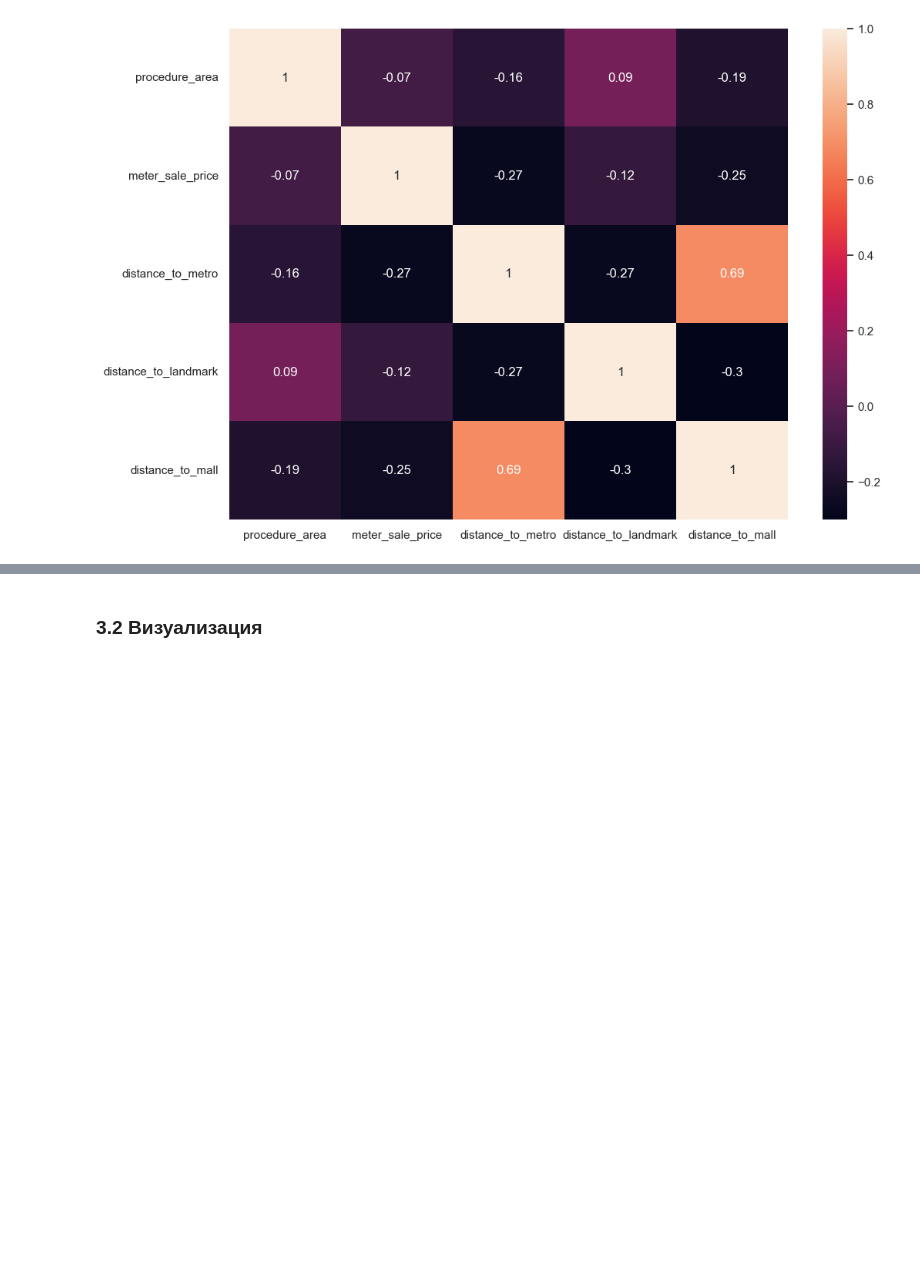
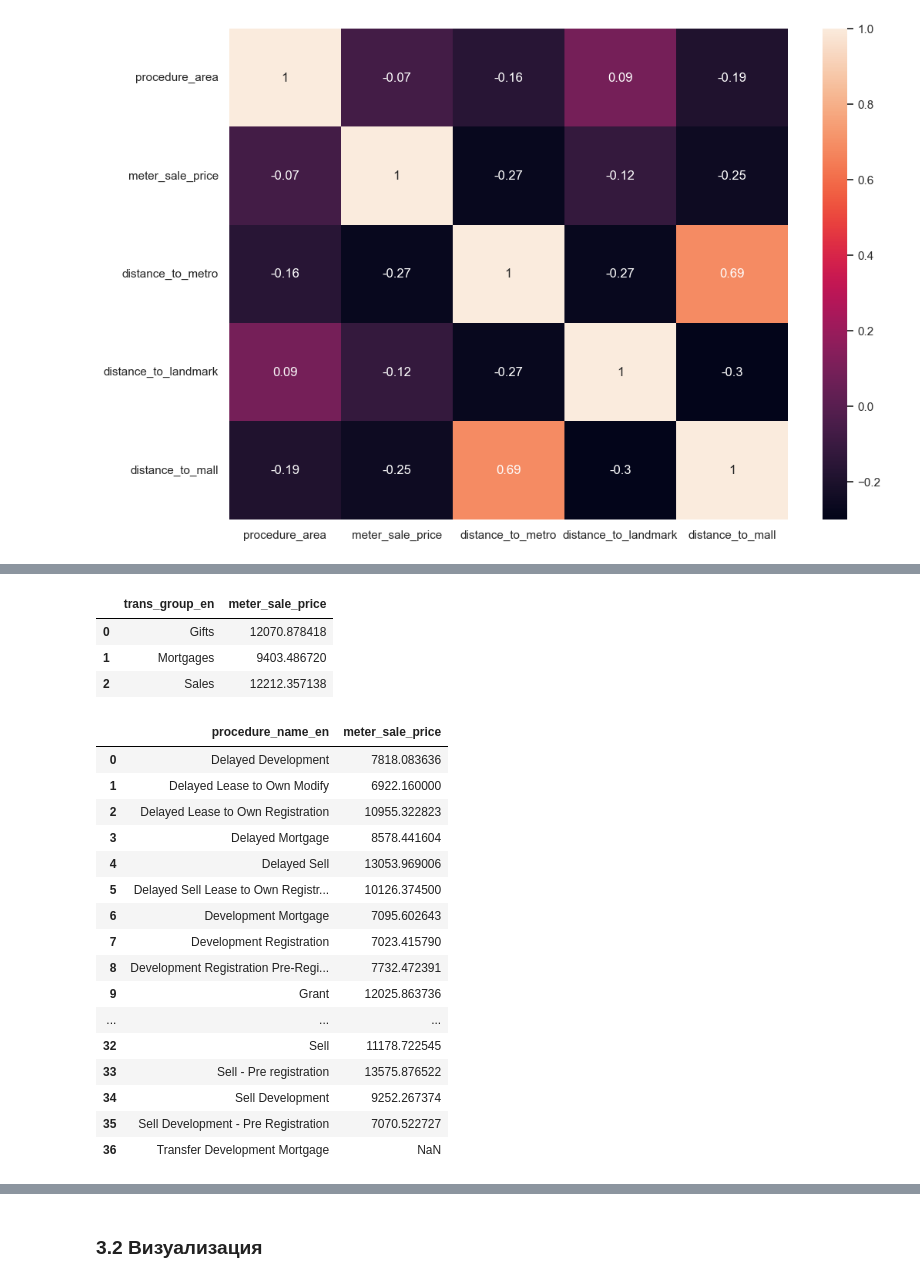
Before and after one commit to yvkovlev/yvkovlev.github.io, a Jupyter notebook: Dubai.ipynb, the cells around one changed output, grey strips where cells are left out. Saved outputs shown, nothing was run; the diff lists cells and outputs as text; code cells hidden in the pictures; blank space fills up the shorter version.

```diff
--- a/Dubai.ipynb
+++ b/Dubai.ipynb
@@ -560,3 +560,20 @@ DF.head()
+# %%
+# Категоризация переменных
+
+DF['trans_group_en'] = DF['trans_group_en'].astype('category')
+DF['procedure_name_en'] = DF['procedure_name_en'].astype('category')
+DF['property_sub_type_en'] = DF['property_sub_type_en'].astype('category')
+DF['property_usage_en'] = DF['property_usage_en'].astype('category')
+DF['reg_type_en'] = DF['reg_type_en'].astype('category')
+DF['area_name_en'] = DF['area_name_en'].astype('category')
+DF['master_project_en'] = DF['master_project_en'].astype('category')
+DF['nearest_landmark_en'] = DF['nearest_landmark_en'].astype('category')
+DF['nearest_metro_en'] = DF['nearest_metro_en'].astype('category')
+DF['nearest_mall_en'] = DF['nearest_mall_en'].astype('category')
+DF['rooms_en'] = DF['rooms_en'].astype('category')
+DF['has_parking'] = DF['has_parking'].astype('category')
+DF['instance_date'] = pd.to_datetime(DF['instance_date'], dayfirst = True)
+DF['instance_date'] = pd.to_datetime(DF['instance_date'], format="%d-%m-%y")
 # %% [markdown]
 ## 3. Статистический анализ
 # %% [markdown]
@@ -856,0 +894,31 @@ sns.heatmap(data=correlation_matrix, annot=True)
+# %%
+# Медианная цена по типу транзакции
+means_by_trans_group_en = DF.groupby('trans_group_en', as_index=False)['meter_sale_price'].mean(numeric_only = True)
+means_by_trans_group_en
+# %% [output]
+|  | trans_group_en | meter_sale_price |
+| 0 | Gifts | 12070.878418 |
+| 1 | Mortgages | 9403.486720 |
+| 2 | Sales | 12212.357138 |
+# %%
+# Медианная цена по типу процедуры
+means_by_procedure_name_en = DF.groupby('procedure_name_en', as_index=False)['meter_sale_price'].mean(numeric_only = True)
+means_by_procedure_name_en
+# %% [output]
+|  | procedure_name_en | meter_sale_price |
+| 0 | Delayed Development | 7818.083636 |
+| 1 | Delayed Lease to Own Modify | 6922.160000 |
+| 2 | Delayed Lease to Own Registration | 10955.322823 |
+| 3 | Delayed Mortgage | 8578.441604 |
+| 4 | Delayed Sell | 13053.969006 |
+| 5 | Delayed Sell Lease to Own Registr... | 10126.374500 |
+| 6 | Development Mortgage | 7095.602643 |
+| 7 | Development Registration | 7023.415790 |
+| 8 | Development Registration Pre-Regi... | 7732.472391 |
+| 9 | Grant | 12025.863736 |
+| ... | ... | ... |
+| 32 | Sell | 11178.722545 |
+| 33 | Sell - Pre registration | 13575.876522 |
+| 34 | Sell Development | 9252.267374 |
+| 35 | Sell Development - Pre Registration | 7070.522727 |
+| 36 | Transfer Development Mortgage | NaN |
```
Also changed, not shown: parts of 16 cells of this notebook, 1 other file.
